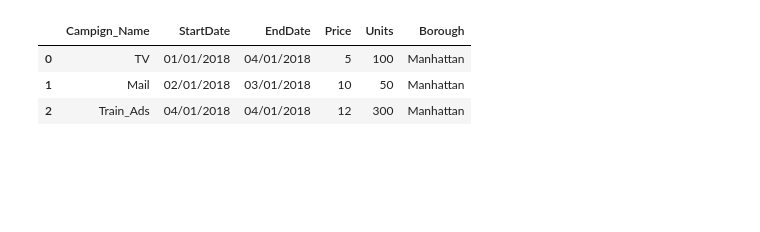
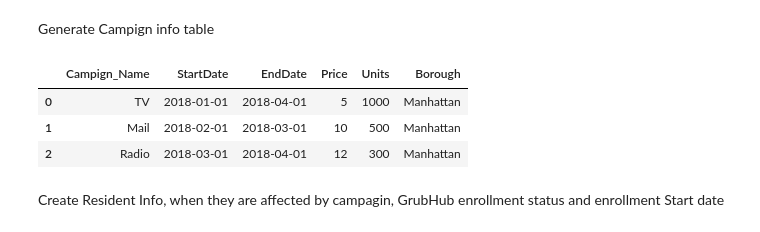
Before and after one commit to xiayfxw/DID_Analysis_Simulation, a Jupyter notebook: DID_Simulation.ipynb, the cells around one changed output. Drawn from its saved outputs; the diff is of its cells as text; code cells hidden in the pictures; blank space fills up the shorter version.

```diff
--- a/DID_Simulation.ipynb
+++ b/DID_Simulation.ipynb
@@ -9,23 +21,28 @@ from random import sample
 ########Focusing on the Impact of Mail Campign##############
+# %% [markdown]
+Generate Campign info table
 # %%
 ####Sample Size####
-n = 100
+n = 1000
 x = 0.5 # percentage to take for Mail Campign
-m = 50
+m = 500
 ####Adjust the Price and Units to watch the different impact####
-Mail_StartDate, Mail_EndaDate, Mail_price, Mail_Unit,Mail_Bor = '02/01/2018','03/01/2018', 10,m,'Manhattan'
+Mail_StartDate, Mail_EndaDate, Mail_price, Mail_Unit,Mail_Bor = '2018-02-01','2018-03-01', 10,m,'Manhattan'
 
 #####Create Campign info table to record all the campagin details####
 data = np.array([['Campign_Name','StartDate','EndDate','Price','Units','Borough'],
-                ['TV','01/01/2018','04/01/2018', 5,n,'Manhattan'],
+                ['TV','2018-01-01','2018-04-01', 5,n,'Manhattan'],
                 ['Mail',Mail_StartDate, Mail_EndaDate, Mail_price, m, Mail_Bor],
-                ['Train_Ads','04/01/2018','04/01/2018', 12,300,'Manhattan']])
+                ['Radio','2018-03-01','2018-04-01', 12,300,'Manhattan']])
 
 campign_info = pd.DataFrame(data = data[1:,:],
-                  columns = data[0,:])
+                            columns = data[0,:])
+campign_info
 # %% [output]
 |  | Campign_Name | StartDate | EndDate | Price | Units | Borough |
-| 0 | TV | 01/01/2018 | 04/01/2018 | 5 | 100 | Manhattan |
-| 1 | Mail | 02/01/2018 | 03/01/2018 | 10 | 50 | Manhattan |
-| 2 | Train_Ads | 04/01/2018 | 04/01/2018 | 12 | 300 | Manhattan |
+| 0 | TV | 2018-01-01 | 2018-04-01 | 5 | 1000 | Manhattan |
+| 1 | Mail | 2018-02-01 | 2018-03-01 | 10 | 500 | Manhattan |
+| 2 | Radio | 2018-03-01 | 2018-04-01 | 12 | 300 | Manhattan |
+# %% [markdown]
+Create Resident Info, when they are affected by campagin, GrubHub enrollment status and enrollment Start date
 # %%
```
Also changed, not shown: parts of 11 cells of this notebook.
